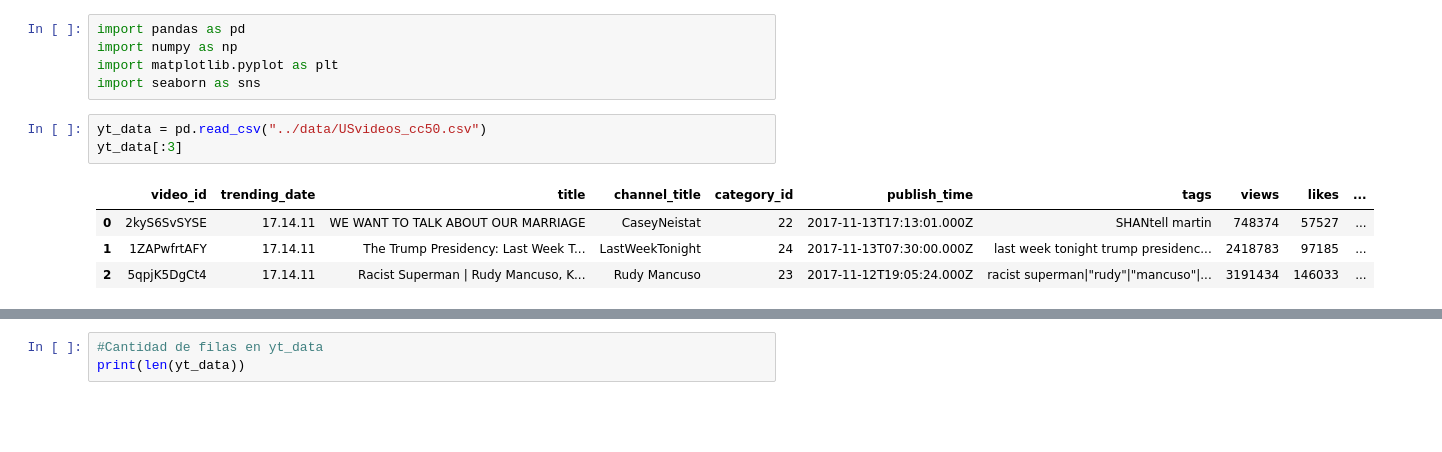
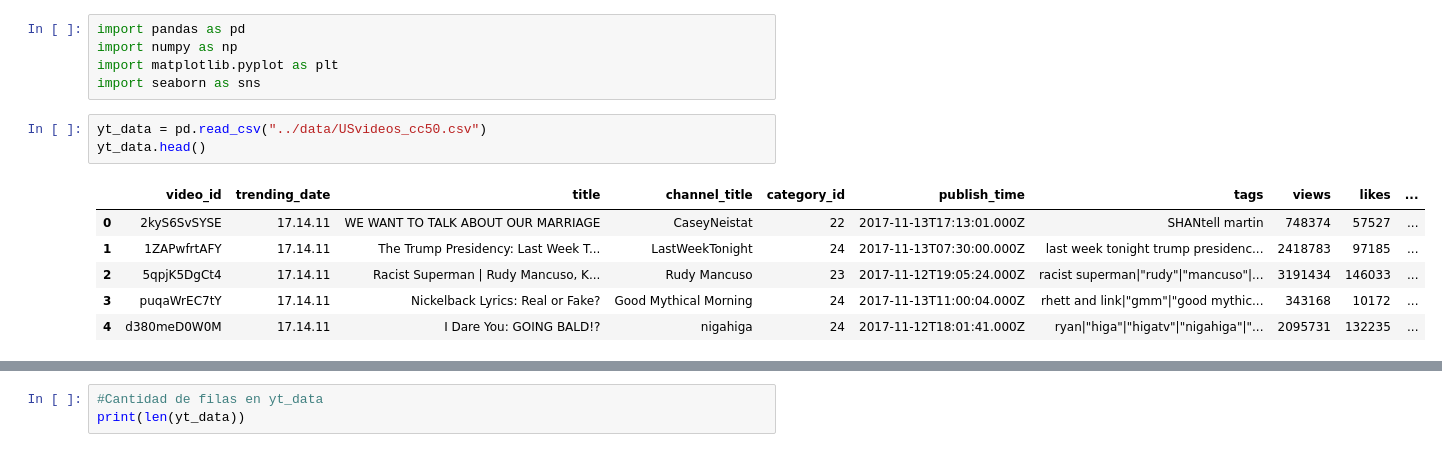
Before and after one commit to FrowsyFrog/EB-2022-1-CC51, a Jupyter notebook: code/preprocess-dataset.ipynb, the cells around one changed output, grey strips where cells are left out. Drawn from its saved outputs; the diff is of its cells as text; blank space fills up the shorter version.

```diff
--- a/code/preprocess-dataset.ipynb
+++ b/code/preprocess-dataset.ipynb
@@ -5,9 +5,11 @@ import matplotlib.pyplot as plt
 import seaborn as sns
 # %%
 yt_data = pd.read_csv("../data/USvideos_cc50.csv")
-yt_data[:3]
+yt_data.head()
 # %% [output]
 |  | video_id | trending_date | title | channel_title | category_id | publish_time | tags | views | likes | ... |
 | 0 | 2kyS6SvSYSE | 17.14.11 | WE WANT TO TALK ABOUT OUR MARRIAGE | CaseyNeistat | 22 | 2017-11-13T17:13:01.000Z | SHANtell martin | 748374 | 57527 | ... |
 | 1 | 1ZAPwfrtAFY | 17.14.11 | The Trump Presidency: Last Week T... | LastWeekTonight | 24 | 2017-11-13T07:30:00.000Z | last week tonight trump presidenc... | 2418783 | 97185 | ... |
 | 2 | 5qpjK5DgCt4 | 17.14.11 | Racist Superman | Rudy Mancuso, K... | Rudy Mancuso | 23 | 2017-11-12T19:05:24.000Z | racist superman|"rudy"|"mancuso"|... | 3191434 | 146033 | ... |
+| 3 | puqaWrEC7tY | 17.14.11 | Nickelback Lyrics: Real or Fake? | Good Mythical Morning | 24 | 2017-11-13T11:00:04.000Z | rhett and link|"gmm"|"good mythic... | 343168 | 10172 | ... |
+| 4 | d380meD0W0M | 17.14.11 | I Dare You: GOING BALD!? | nigahiga | 24 | 2017-11-12T18:01:41.000Z | ryan|"higa"|"higatv"|"nigahiga"|"... | 2095731 | 132235 | ... |
```
Also changed, not shown: parts of 11 cells of this notebook, 1 other file.
